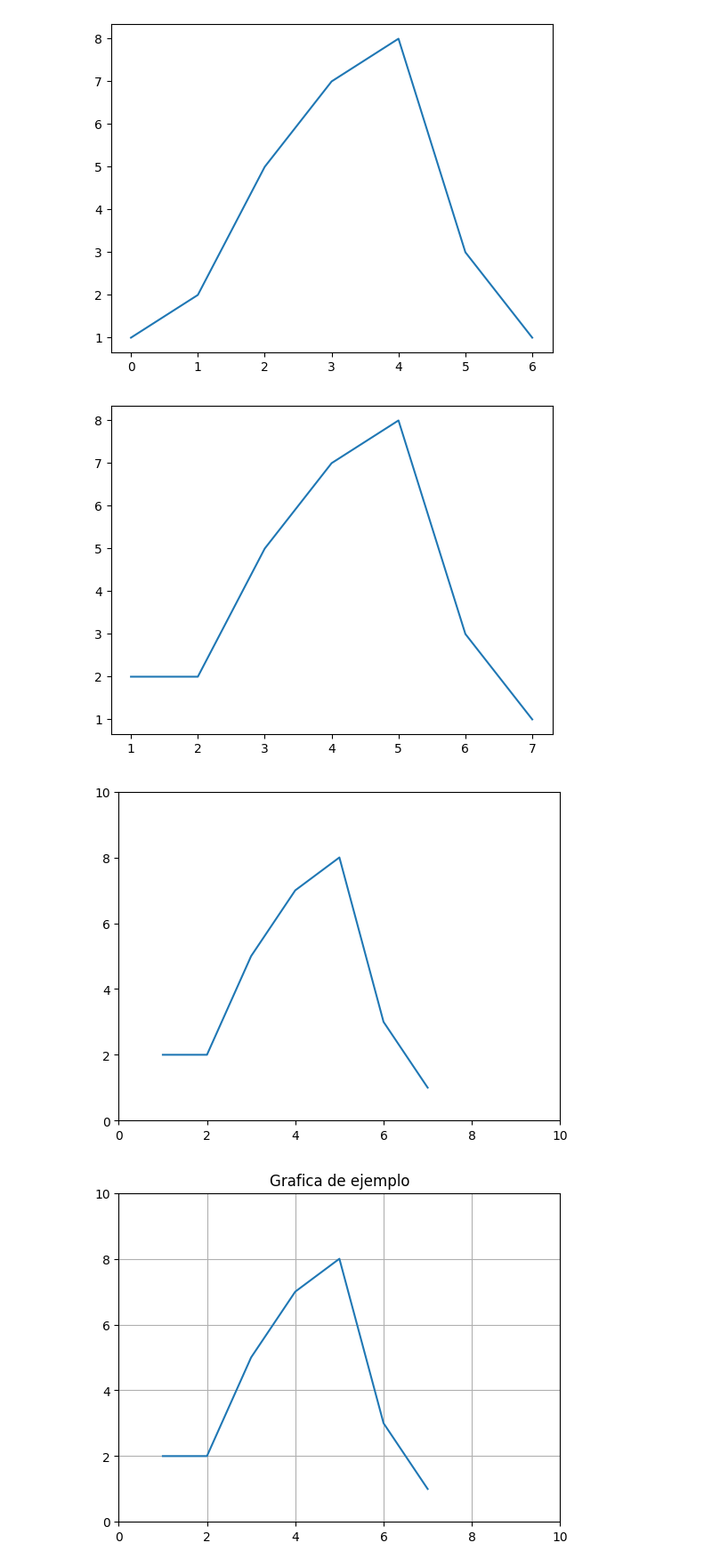
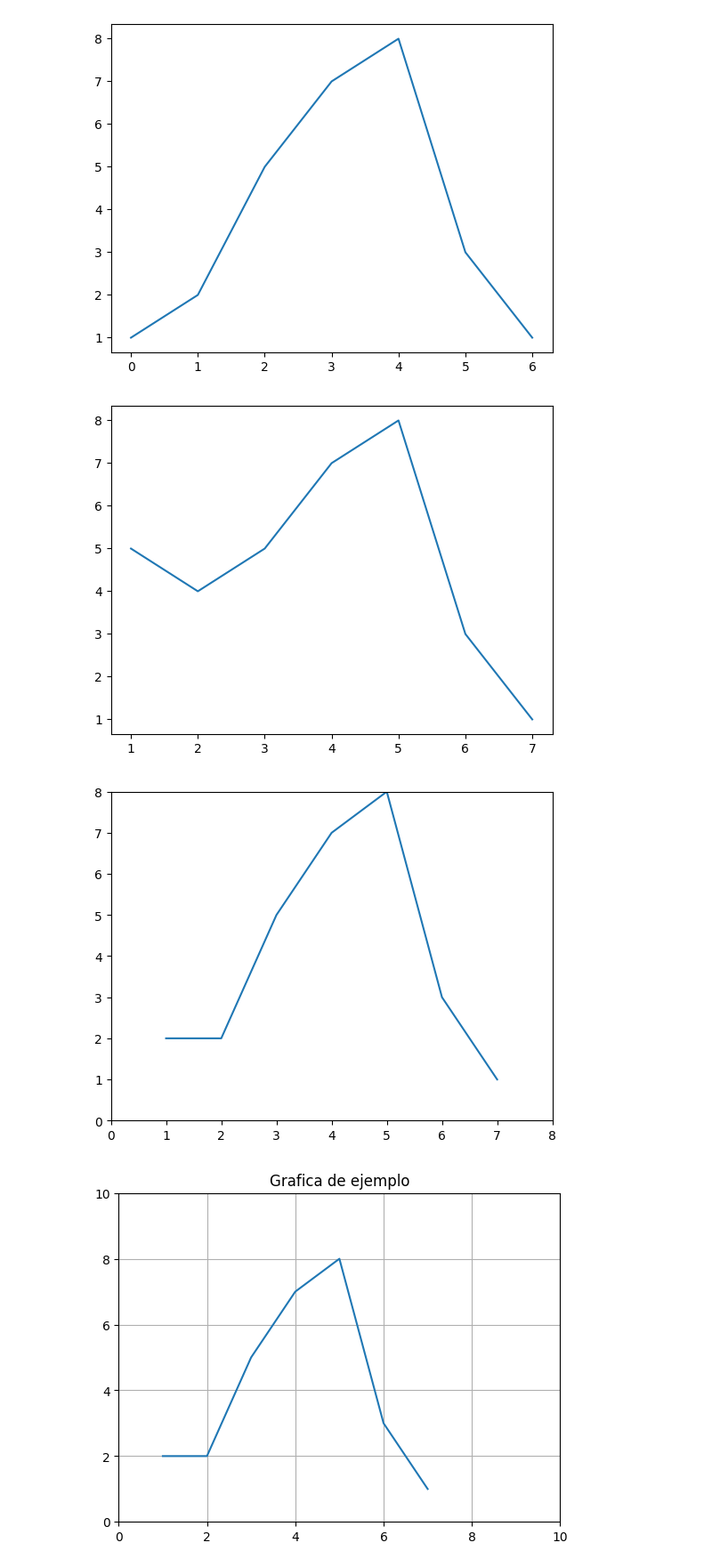
Before and after one commit to elmoconh/DataScience-practice, a Jupyter notebook: 01-LibreriasBasicas/03-matplotlib.ipynb, the cells around one changed output. Shown at 89% size. Saved outputs shown, nothing was run; the diff lists cells and outputs as text; code cells hidden in the pictures.

```diff
--- a/01-LibreriasBasicas/03-matplotlib.ipynb
+++ b/01-LibreriasBasicas/03-matplotlib.ipynb
@@ -34,19 +34,21 @@ plt.show()
 # %% [output]
 [figure]
 # %%
+lista1= [1, 2, 3, 4, 5, 6, 7]
+lista2= [5, 4, 5, 7, 8, 3, 1]
 #tambien se puede proporcionar una lista de valores para el eje x y el eje y
-data = plt.plot([1, 2, 3, 4, 5, 6, 7], [2, 2, 5, 7, 8, 3, 1])
+data = plt.plot(lista1, lista2)
 plt.show(data)
 #precaucion: las listas deben tener el mismo numero de elementos
 # %% [output]
-[figure, old version]
+[figure, new version]
 # %%
 #se puede ajustar los valores de los ejes para que se muestren los valores que la figura no se vea tan ajustada
 plt.plot([1, 2, 3, 4, 5, 6, 7], [2, 2, 5, 7, 8, 3, 1])
-plt.axis([0, 10, 0, 10])
+plt.axis([0, 8, 0, 8])
 plt.show()
 # %% [output]
-[figure, old version]
+[figure, new version]
 # %%
 #podemos ponerle un titulo a la grafica y mostrar una cuadricula
 plt.plot([1, 2, 3, 4, 5, 6, 7], [2, 2, 5, 7, 8, 3, 1])
```
